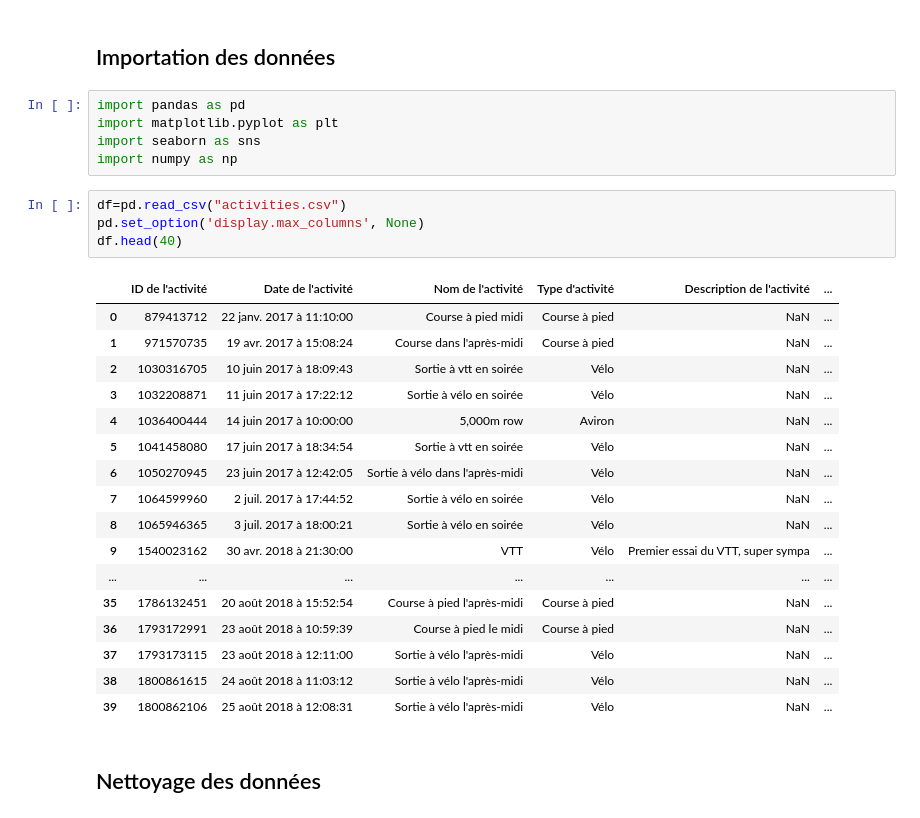
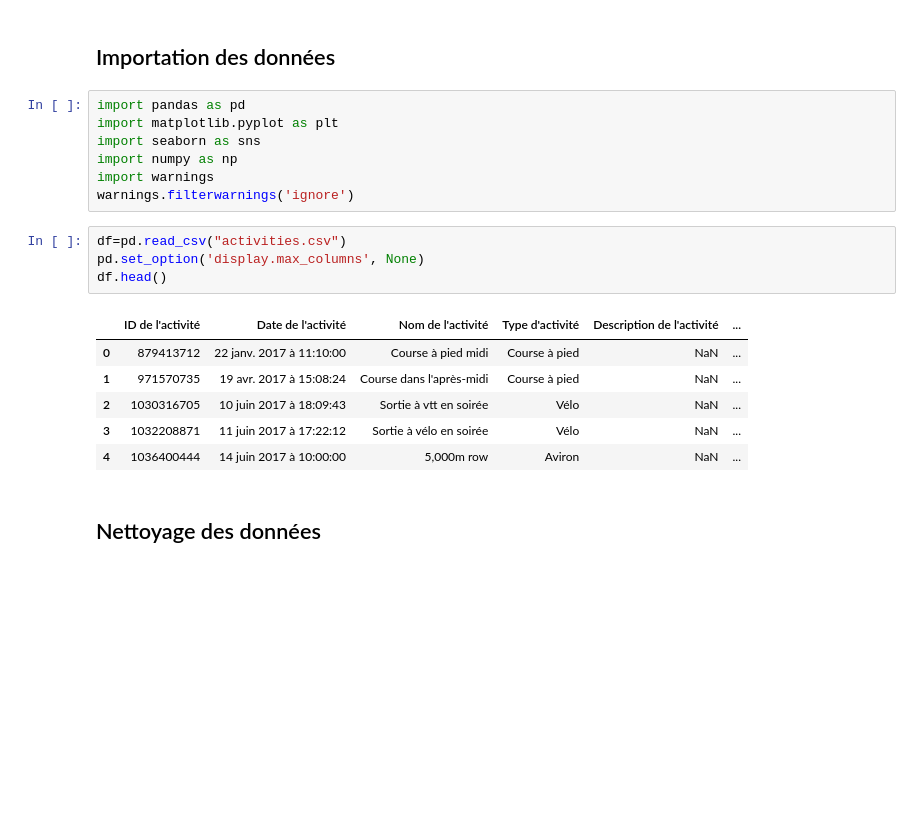
Before and after one commit to Ulysse3311/My-2020-in-sport, a Jupyter notebook: 2020 in sport Notebook.ipynb, the cells around one changed output. Drawn from its saved outputs; the diff is of its cells as text; blank space fills up the shorter version.

```diff
--- a/2020 in sport Notebook.ipynb
+++ b/2020 in sport Notebook.ipynb
@@ -5,28 +5,19 @@ import pandas as pd
 import matplotlib.pyplot as plt
 import seaborn as sns
 import numpy as np
+import warnings
+warnings.filterwarnings('ignore')
 # %%
 df=pd.read_csv("activities.csv")
 pd.set_option('display.max_columns', None)
-df.head(40)
+df.head()
 # %% [output]
 |  | ID de l'activité | Date de l'activité | Nom de l'activité | Type d'activité | Description de l'activité | ... |
 | 0 | 879413712 | 22 janv. 2017 à 11:10:00 | Course à pied midi | Course à pied | NaN | ... |
 | 1 | 971570735 | 19 avr. 2017 à 15:08:24 | Course dans l'après-midi | Course à pied | NaN | ... |
 | 2 | 1030316705 | 10 juin 2017 à 18:09:43 | Sortie à vtt en soirée | Vélo | NaN | ... |
 | 3 | 1032208871 | 11 juin 2017 à 17:22:12 | Sortie à vélo en soirée | Vélo | NaN | ... |
 | 4 | 1036400444 | 14 juin 2017 à 10:00:00 | 5,000m row | Aviron | NaN | ... |
-| 5 | 1041458080 | 17 juin 2017 à 18:34:54 | Sortie à vtt en soirée | Vélo | NaN | ... |
-| 6 | 1050270945 | 23 juin 2017 à 12:42:05 | Sortie à vélo dans l'après-midi | Vélo | NaN | ... |
-| 7 | 1064599960 | 2 juil. 2017 à 17:44:52 | Sortie à vélo en soirée | Vélo | NaN | ... |
-| 8 | 1065946365 | 3 juil. 2017 à 18:00:21 | Sortie à vélo en soirée | Vélo | NaN | ... |
-| 9 | 1540023162 | 30 avr. 2018 à 21:30:00 | VTT | Vélo | Premier essai du VTT, super sympa | ... |
-| ... | ... | ... | ... | ... | ... | ... |
-| 35 | 1786132451 | 20 août 2018 à 15:52:54 | Course à pied l'après-midi | Course à pied | NaN | ... |
-| 36 | 1793172991 | 23 août 2018 à 10:59:39 | Course à pied le midi | Course à pied | NaN | ... |
-| 37 | 1793173115 | 23 août 2018 à 12:11:00 | Sortie à vélo l'après-midi | Vélo | NaN | ... |
-| 38 | 1800861615 | 24 août 2018 à 11:03:12 | Sortie à vélo l'après-midi | Vélo | NaN | ... |
-| 39 | 1800862106 | 25 août 2018 à 12:08:31 | Sortie à vélo l'après-midi | Vélo | NaN | ... |
 # %% [markdown]
 ## Nettoyage des données
 # %%
```
Also changed, not shown: parts of 5 cells of this notebook.
